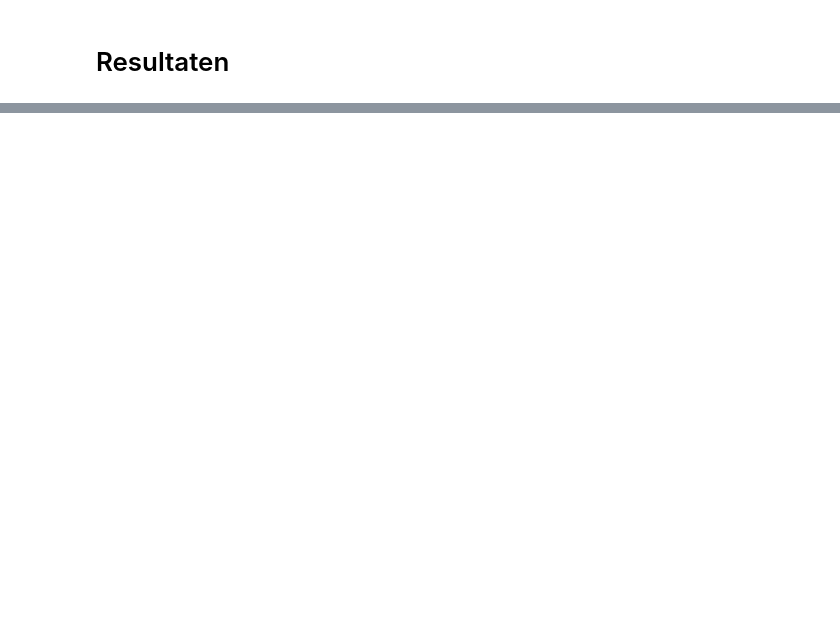
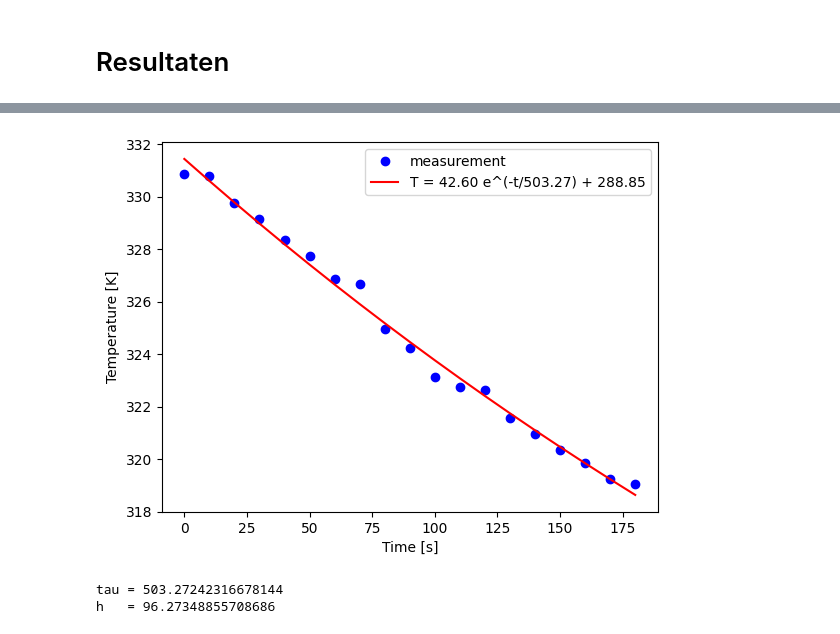
Before and after one commit to kristywrkl/GROEPSNUMMER, a Jupyter notebook: Content/Labs/koelbuis.ipynb, the cells around one changed output, grey strips where cells are left out. Saved outputs shown, nothing was run; the diff lists cells and outputs as text; code cells hidden in the pictures; blank space fills up the shorter version.

```diff
--- a/Content/Labs/koelbuis.ipynb
+++ b/Content/Labs/koelbuis.ipynb
@@ -208,3 +186,51 @@ ValueError: `ydata` must not be empty!
+# %%
+import numpy as np
+import matplotlib.pyplot as plt
+from scipy.optimize import curve_fit
+
+def exp_func(t, A, tau, T_omg):
+     # A is verschiltemperatuur met omgeving aan start
+    # tau is de karakteristieke tijd voor de koeling
+    # T_omg is de omgevingstemperatuur
+    return A * np.exp(-t/tau) + T_omg
+
+buitenoppervlak = 0.0080028 #m^2
+warmtecapaciteit = 387.75 #J/K
+
+times = np.array([0,10,20,30,40,50,60,70,80,90,100,110,120,130,140,150,160,170,180])
+temps_celsius = np.array([57.71,57.64,56.6,56.01,55.2,54.6,53.7,53.53,51.8,51.1,50,49.6,49.5,48.4,47.8,47.2,46.7,46.1,45.9])
+temps = temps_celsius + 273.15
+
+# startwaarden
+T0_guess = temps[-1]
+A_guess  = temps[0] - T0_guess
+tau_guess = 200
+
+popt, pcov = curve_fit(
+    exp_func, times, temps,
+    p0=[A_guess, tau_guess, T0_guess],
+    bounds=([-np.inf, 1e-6, 0], [np.inf, np.inf, np.inf]),  # tau > 0
+    maxfev=5000
+)
+
+A_exp, tau_exp, T_omg_exp = popt
+y_fit = exp_func(times, *popt)
+
+plt.figure()
+plt.xlabel('Time [s]')
+plt.ylabel('Temperature [K]')
+plt.plot(times, temps, 'bo', label='measurement')
+plt.plot(times, y_fit, 'r-', label=f'T = {A_exp:.2f} e^(-t/{tau_exp:.2f}) + {T_omg_exp:.2f}')
+plt.legend()
+plt.show()
+
+h_exp = warmtecapaciteit / (tau_exp * buitenoppervlak)
+print("tau =", tau_exp)
+print("h   =", h_exp) # warmteoverdrachtscoëfficiënt in W/m^2 K
+# %% [output]
+[figure, added]
+tau = 503.27242316678144
+h   = 96.27348855708686
 # %% [markdown]
 # Discussie en conclusie
 
```
Also changed, not shown: parts of 6 cells of this notebook.
